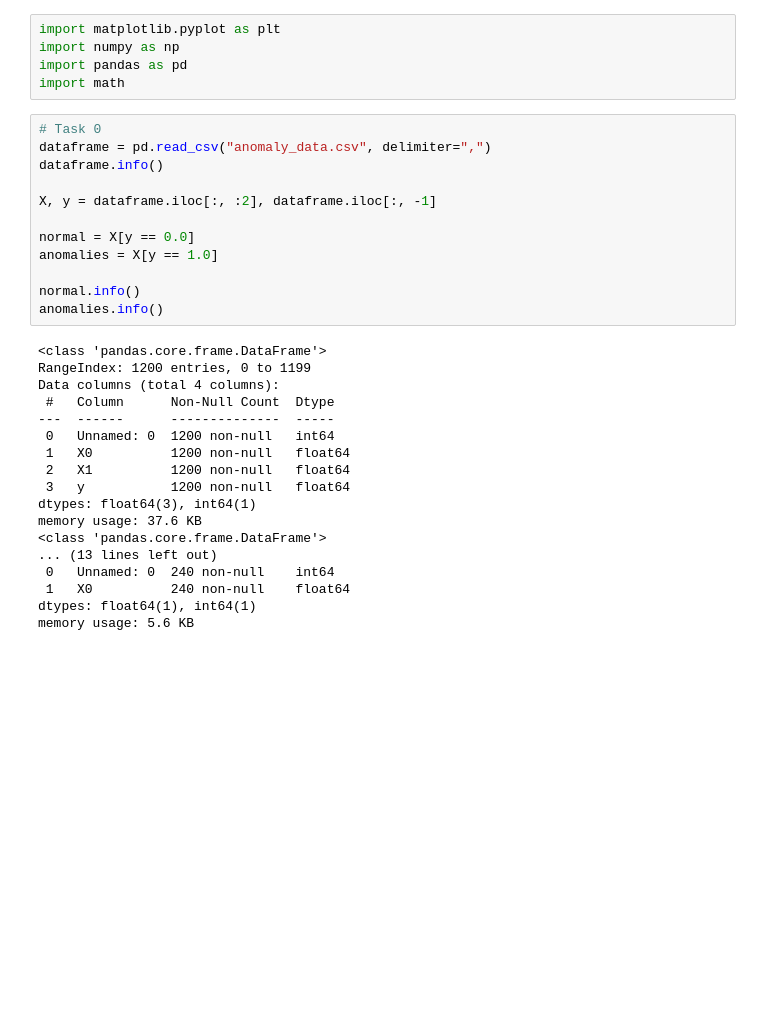
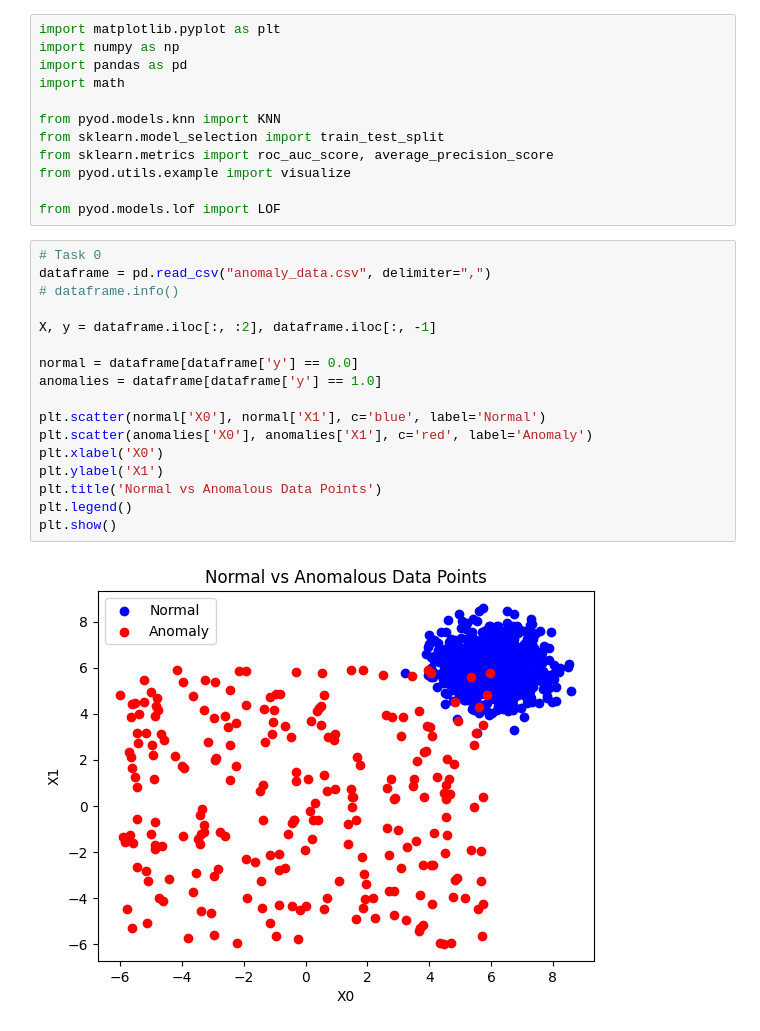
Before and after one commit to otha4350/datamining, a Jupyter notebook: assignment 4/main.ipynb, the cells around one changed output. Cells and saved outputs as stored; diff of their text form; blank space fills up the shorter version.

```diff
--- a/assignment 4/main.ipynb
+++ b/assignment 4/main.ipynb
@@ -3,33 +3,29 @@ import matplotlib.pyplot as plt
 import numpy as np
 import pandas as pd
 import math
+
+from pyod.models.knn import KNN
+from sklearn.model_selection import train_test_split
+from sklearn.metrics import roc_auc_score, average_precision_score
+from pyod.utils.example import visualize
+
+from pyod.models.lof import LOF
 # %%
 # Task 0
 dataframe = pd.read_csv("anomaly_data.csv", delimiter=",")
-dataframe.info()
+# dataframe.info()
 
 X, y = dataframe.iloc[:, :2], dataframe.iloc[:, -1]
 
-normal = X[y == 0.0]
-anomalies = X[y == 1.0]
+normal = dataframe[dataframe['y'] == 0.0]
+anomalies = dataframe[dataframe['y'] == 1.0]
 
-normal.info()
-anomalies.info()
+plt.scatter(normal['X0'], normal['X1'], c='blue', label='Normal')
+plt.scatter(anomalies['X0'], anomalies['X1'], c='red', label='Anomaly')
+plt.xlabel('X0')
+plt.ylabel('X1')
+plt.title('Normal vs Anomalous Data Points')
+plt.legend()
+plt.show()
 # %% [output]
-<class 'pandas.core.frame.DataFrame'>
-RangeIndex: 1200 entries, 0 to 1199
-Data columns (total 4 columns):
- #   Column      Non-Null Count  Dtype
----  ------      --------------  -----
- 0   Unnamed: 0  1200 non-null   int64
- 1   X0          1200 non-null   float64
- 2   X1          1200 non-null   float64
- 3   y           1200 non-null   float64
-dtypes: float64(3), int64(1)
-memory usage: 37.6 KB
-<class 'pandas.core.frame.DataFrame'>
-... (13 lines left out)
- 0   Unnamed: 0  240 non-null    int64
- 1   X0          240 non-null    float64
-dtypes: float64(1), int64(1)
-memory usage: 5.6 KB
+[figure, added]
```
Also changed, not shown: parts of 3 cells of this notebook, 2 other files.
